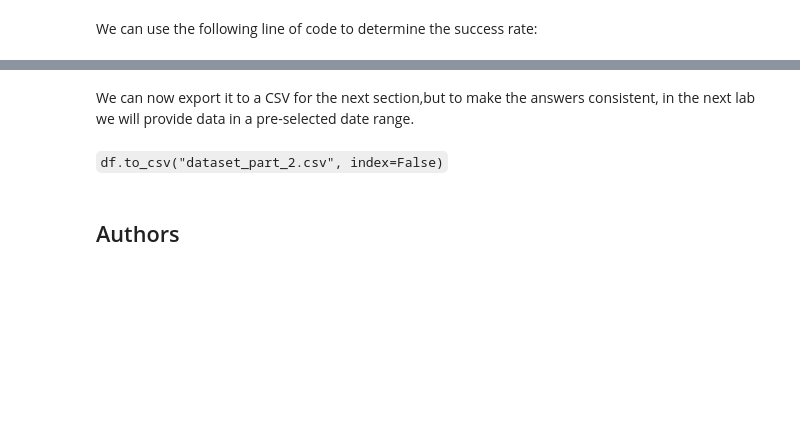
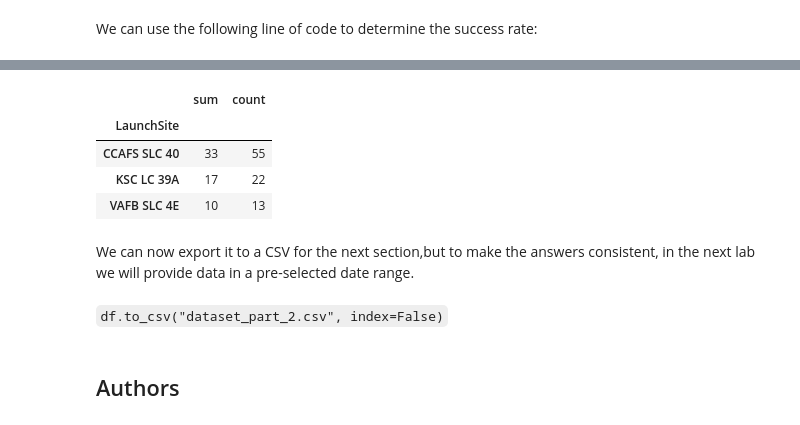
Before and after one commit to ptagne/TestRepo, a Jupyter notebook: labs-jupyter-spacex-Data wrangling.ipynb, the cells around one changed output, grey strips where cells are left out. Cells and saved outputs as stored; diff of their text form; code cells hidden in the pictures; blank space fills up the shorter version.

```diff
--- a/labs-jupyter-spacex-Data wrangling.ipynb
+++ b/labs-jupyter-spacex-Data wrangling.ipynb
@@ -295,3 +299,16 @@ np.float64(1.0)
+# %%
+df["Class"].mean()
+
+# Keep only rows where Class == 1, then groupby LaunchSite
+#df[df["Class"] == 1].groupby("LaunchSite")["Class"].count()
+
+df.groupby("LaunchSite")["Class"].agg(["sum", "count"])
+# %% [output]
+|  | sum | count |
+| LaunchSite |  |  |
+| CCAFS SLC 40 | 33 | 55 |
+| KSC LC 39A | 17 | 22 |
+| VAFB SLC 4E | 10 | 13 |
 # %% [markdown]
 We can now export it to a CSV for the next section,but to make the answers consistent, in the next lab we will provide data in a pre-selected date range.
 # %%
```
Also changed, not shown: parts of 4 cells of this notebook.
